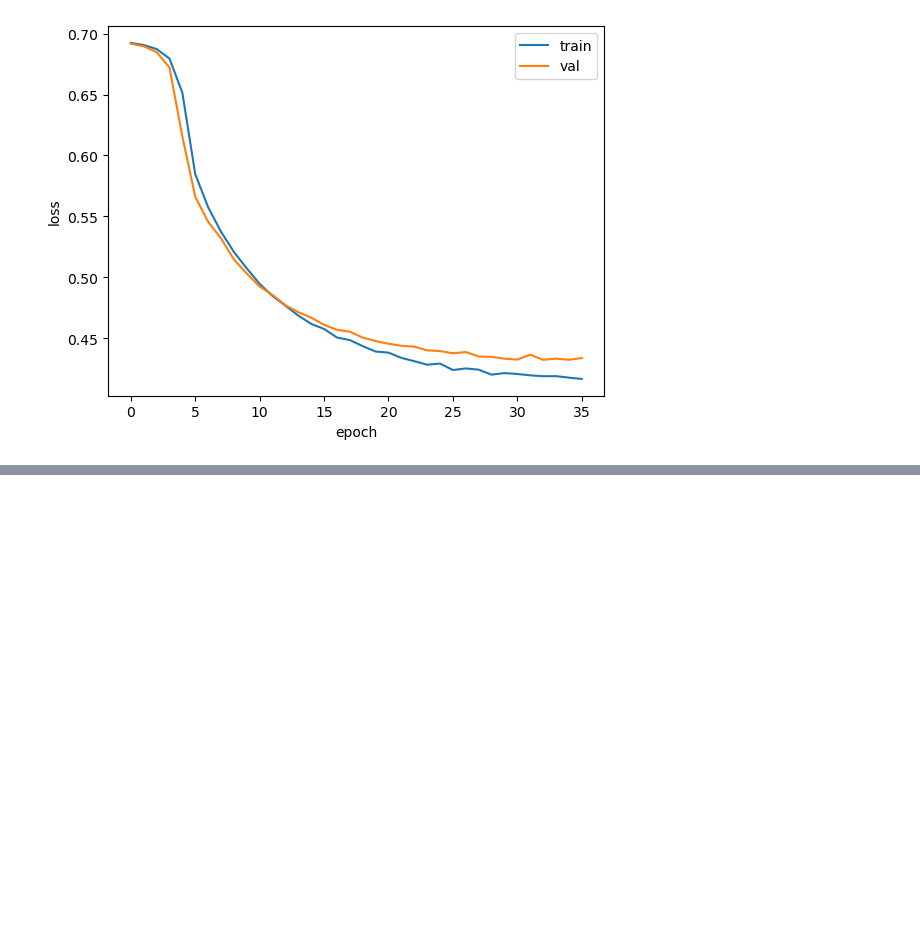
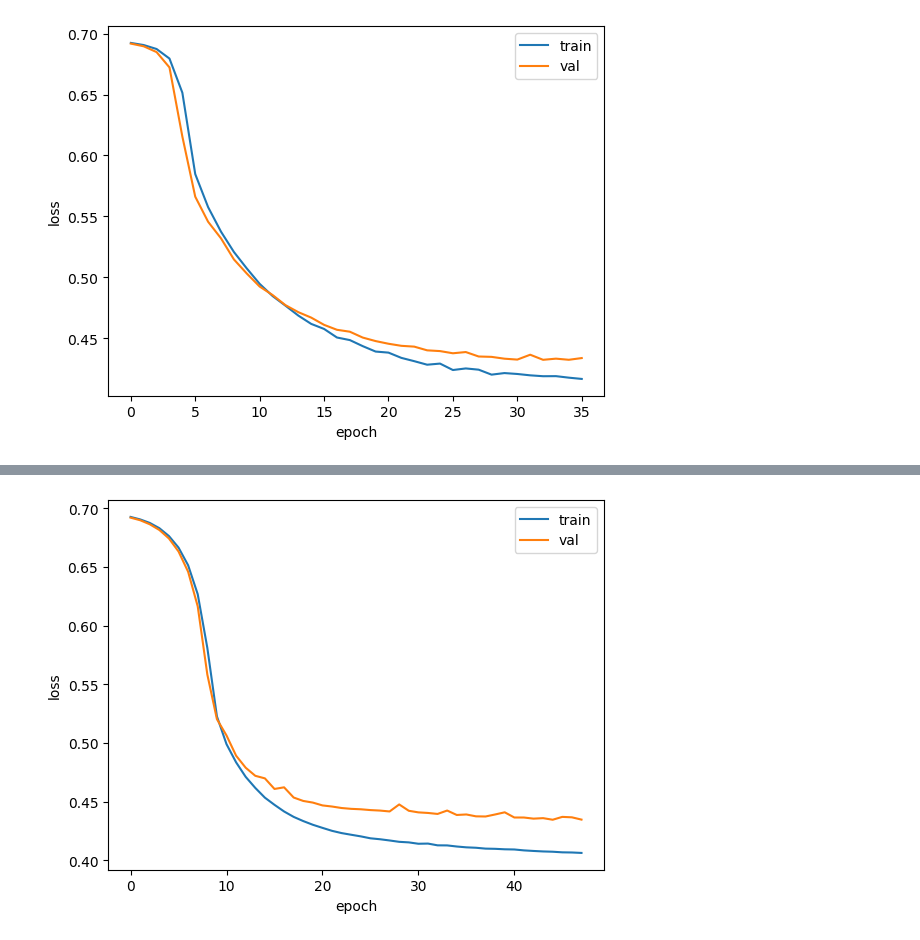
Before and after one commit to yoon0718/kepco, a Jupyter notebook: python/SMD_9-3.ipynb, the cells around one changed output, grey strips where cells are left out. Saved outputs shown, nothing was run; the diff lists cells and outputs as text; code cells hidden in the pictures; blank space fills up the shorter version.

```diff
--- a/python/SMD_9-3.ipynb
+++ b/python/SMD_9-3.ipynb
@@ -177,0 +218,9 @@ _________________________________________________________________
+# %%
+
+model4 = Sequential(
+    [
+        Embedding(500, 16, input_length=100),
+        GRU(8),
+        Dense(1, activation='sigmoid')
+    ]
+)
@@ -177,0 +245,6 @@ _________________________________________________________________
+# %%
+rmsprop = RMSprop(learning_rate=1e-4)
+model4.compile(optimizer=rmsprop, loss='binary_crossentropy', metrics='accuracy')
+checkpoint_cb = ModelCheckpoint('best-gru-model.h5', save_best_only=True)
+early_stopping_cb = EarlyStopping(patience=3, restore_best_weights=True)
+history = model4.fit(train_seq, train_target, epochs=100, batch_size=64, validation_data=(val_seq, val_target), callbacks=[checkpoint_cb, early_stopping_cb])
@@ -177,0 +272,10 @@ _________________________________________________________________
+# %%
+import matplotlib.pyplot as plt
+plt.plot(history.history['loss'])
+plt.plot(history.history['val_loss'])
+plt.xlabel('epoch')
+plt.ylabel('loss')
+plt.legend(['train','val'])
+plt.show()
+# %% [output]
+[figure, added]
```
Also changed, not shown: parts of 9 cells of this notebook.
